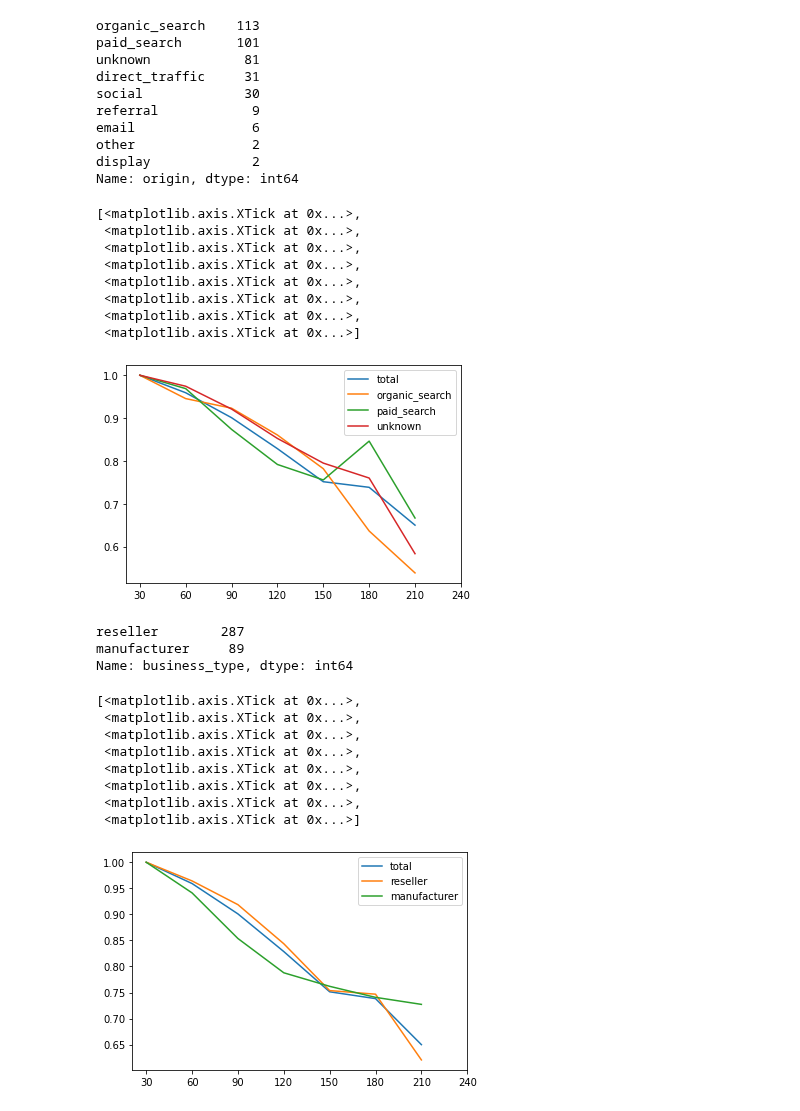
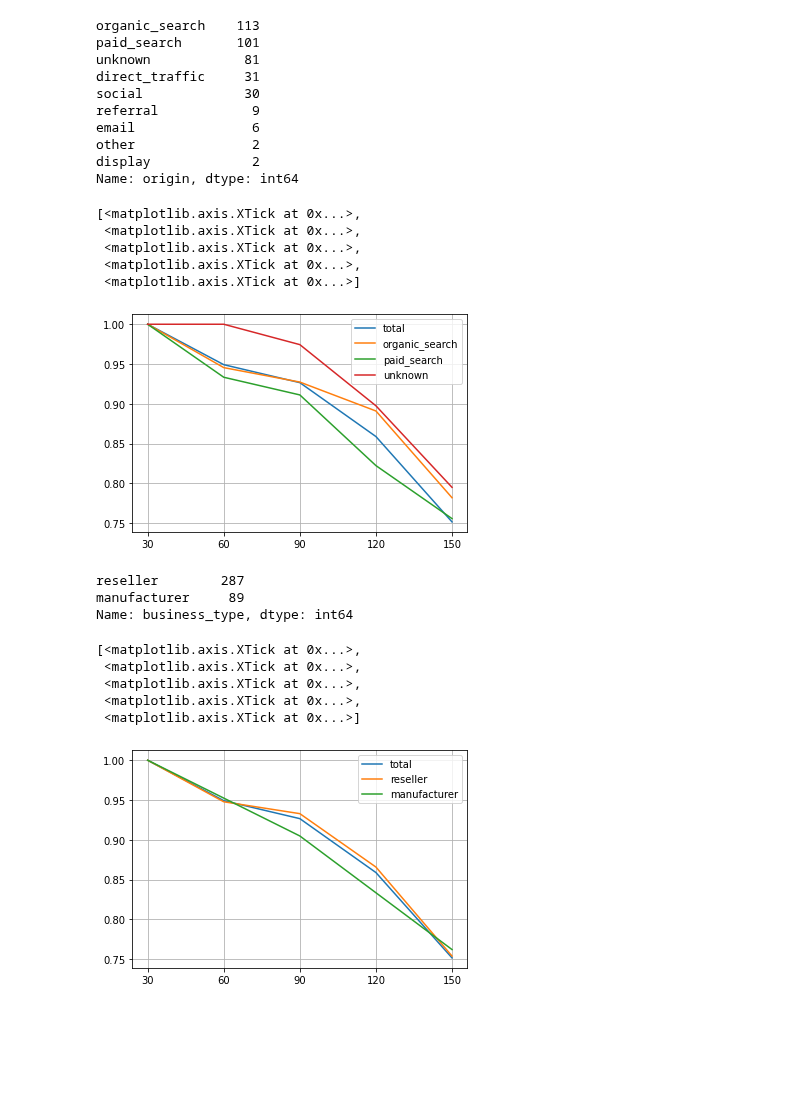
Before and after one commit to cyss93/CP1_team8, a Jupyter notebook: retention1_220630.ipynb, the cells around one changed output. Cells and saved outputs as stored; diff of their text form; code cells hidden in the pictures; blank space fills up the shorter version.

Commit message:
379명, retention 공식 수정

```diff
--- a/retention1_220630.ipynb
+++ b/retention1_220630.ipynb
@@ -44,10 +44,10 @@ seller_data['registration_days'].max()
 # %% [output]
 260
 # %%
-def retention(df,interval):
-  date = list(range(interval,df['registration_days'].max(),interval))
-  ret = [(len(df[(seller_data['registration_days']>=x)& (df['sale_days']>= x-interval)]) / len(df[df['registration_days']>=x]))
-          if ((len(df[df['registration_days']>=x]) > 0) & (len(df[(df['registration_days']>=x)& (df['sale_days']>= x-interval)]) > 0)) else None for x in date]
+def retention(df,days,interval):
+  date = list(range(interval,days+1,interval))
+  df_X = df[df['registration_days']>=days]
+  ret = [ len(df_X[df_X['sale_days']>=x-interval])/len(df_X) if ((len(df_X[df_X['sale_days']>=x])>0) and len(df_X)>0) else None for x in date ]
   return date, ret
 # %%
 seller_data['origin'].value_counts()
@@ -65,31 +65,29 @@ Name: origin, dtype: int64
 # %%
 # 유입 경로에 따른 retention
 
 df_organic_search = seller_data[seller_data['origin']=='organic_search']
 df_paid_search = seller_data[seller_data['origin']=='paid_search']
 df_unknown = seller_data[seller_data['origin']=='unknown']
 
+days = 150
 interval = 30
 
-plt.plot(retention(seller_data,interval)[0],retention(seller_data,interval)[1])
-plt.plot(retention(df_organic_search,interval)[0],retention(df_organic_search,interval)[1])
-plt.plot(retention(df_paid_search,interval)[0],retention(df_paid_search,interval)[1])
-plt.plot(retention(df_unknown,interval)[0],retention(df_unknown,interval)[1])
+plt.plot(retention(seller_data,days,interval)[0],retention(seller_data,days,interval)[1])
+plt.plot(retention(df_organic_search,days,interval)[0],retention(df_organic_search,days,interval)[1])
+plt.plot(retention(df_paid_search,days,interval)[0],retention(df_paid_search,days,interval)[1])
+plt.plot(retention(df_unknown,days,interval)[0],retention(df_unknown,days,interval)[1])
 
 plt.legend(['total', 'organic_search', 'paid_search', 'unknown'])
-
+plt.grid(True)
 ax = plt.subplot()
-ax.set_xticks(retention(seller_data,interval)[0])
+ax.set_xticks(retention(seller_data,days,interval)[0])
 # %% [output]
 [<matplotlib.axis.XTick at 0x...>,
  <matplotlib.axis.XTick at 0x...>,
  <matplotlib.axis.XTick at 0x...>,
  <matplotlib.axis.XTick at 0x...>,
- <matplotlib.axis.XTick at 0x...>,
- <matplotlib.axis.XTick at 0x...>,
- <matplotlib.axis.XTick at 0x...>,
  <matplotlib.axis.XTick at 0x...>]
-[figure, old version]
+[figure, new version]
 # %%
 seller_data['business_type'].value_counts()
 # %% [output]
@@ -100,23 +98,21 @@ Name: business_type, dtype: int64
 df_reseller = seller_data[seller_data['business_type']=='reseller']
 df_manufacturer = seller_data[seller_data['business_type']=='manufacturer']
 
+days = 150
 interval = 30
 
-plt.plot(retention(seller_data,interval)[0],retention(seller_data,interval)[1])
-plt.plot(retention(df_reseller,interval)[0],retention(df_reseller,interval)[1])
-plt.plot(retention(df_manufacturer,interval)[0],retention(df_manufacturer,interval)[1])
+plt.plot(retention(seller_data,days,interval)[0],retention(seller_data,days,interval)[1])
+plt.plot(retention(df_reseller,days,interval)[0],retention(df_reseller,days,interval)[1])
+plt.plot(retention(df_manufacturer,days,interval)[0],retention(df_manufacturer,days,interval)[1])
 
 plt.legend(['total', 'reseller', 'manufacturer',])
-
+plt.grid(True)
 ax = plt.subplot()
-ax.set_xticks(retention(seller_data,interval)[0])
+ax.set_xticks(retention(seller_data,days,interval)[0])
 # %% [output]
 [<matplotlib.axis.XTick at 0x...>,
  <matplotlib.axis.XTick at 0x...>,
  <matplotlib.axis.XTick at 0x...>,
  <matplotlib.axis.XTick at 0x...>,
- <matplotlib.axis.XTick at 0x...>,
- <matplotlib.axis.XTick at 0x...>,
- <matplotlib.axis.XTick at 0x...>,
  <matplotlib.axis.XTick at 0x...>]
-[figure, old version]
+[figure, new version]
```
Also changed, not shown: parts of 1 cell of this notebook.
